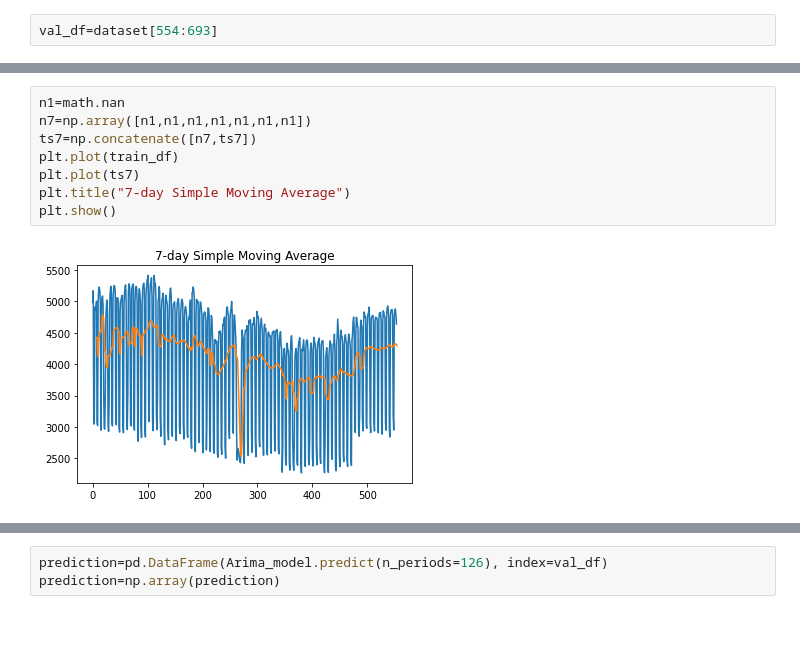
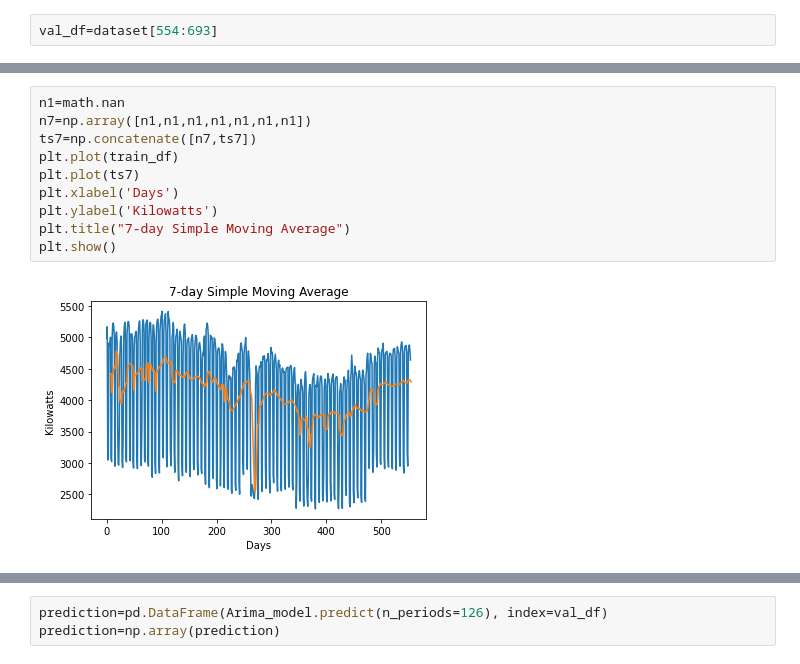
Before and after one commit to Sandy4321/energy-weather-modelling, a Jupyter notebook: arima-electricity-consumption.ipynb, the cells around one changed output, grey strips where cells are left out. Cells and saved outputs as stored; diff of their text form; blank space fills up the shorter version.

```diff
--- a/arima-electricity-consumption.ipynb
+++ b/arima-electricity-consumption.ipynb
@@ -196,13 +180,15 @@ print(ts7)
 # %%
 n1=math.nan
 n7=np.array([n1,n1,n1,n1,n1,n1,n1])
 ts7=np.concatenate([n7,ts7])
 plt.plot(train_df)
 plt.plot(ts7)
+plt.xlabel('Days')
+plt.ylabel('Kilowatts')
 plt.title("7-day Simple Moving Average")
 plt.show()
 # %% [output]
-[figure, old version]
+[figure, new version]
 # %%
 Arima_model=pm.auto_arima(train_df, start_p=0, start_q=0, max_p=10, max_q=10, start_P=0, start_Q=0, max_P=10, max_Q=10, m=7, stepwise=True, seasonal=True, information_criterion='aic', trace=True, d=1, D=1, error_action='warn', suppress_warnings=True, random_state = 20, n_fits=30)
 # %% [output]
```
Also changed, not shown: parts of 4 cells of this notebook, 2 other files.
